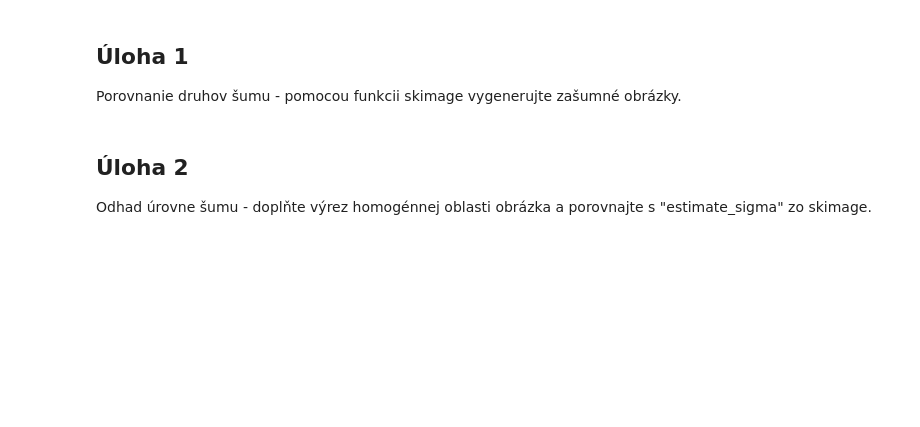
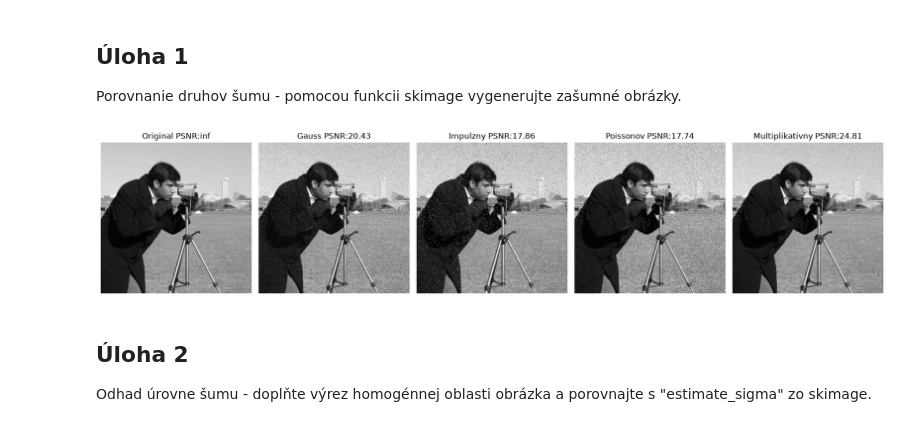
Before and after one commit to CodyM4V3R1CK/CSO, a Jupyter notebook: cso_cvicenie_8/cso_cvicenie_8.ipynb, the cells around one changed output. Saved outputs shown, nothing was run; the diff lists cells and outputs as text; code cells hidden in the pictures; blank space fills up the shorter version.

```diff
--- a/cso_cvicenie_8/cso_cvicenie_8.ipynb
+++ b/cso_cvicenie_8/cso_cvicenie_8.ipynb
@@ -14,23 +14,25 @@ Porovnanie druhov šumu - pomocou funkcii skimage vygenerujte zašumné obrázky
 # %%
 image = sk.util.img_as_float(sk.data.camera())
 rng = np.random.default_rng(seed=6)
 sigma = 0.1
 
-noisy_gauss = ... # s tymto obrazkom budeme pracovat pri odsumovani
-impulse = ...
+noisy_gauss = sk.util.random_noise(image, mode="gaussian", var=sigma**2, rng=rng) # s tymto obrazkom budeme pracovat pri odsumovani
+impulse = sk.util.random_noise(image, mode="s&p", amount=0.05, rng=rng)  # 5 % pixelov je čierna/biela
 peak = 30      # menší peak = silnejší šum
 poisson = rng.poisson(image * peak) / peak  # >= 0, ale môže presiahnuť 1
 
-speckle = ...
+speckle = sk.util.random_noise(image, mode="speckle", var=sigma**2, rng=rng)  # multiplikatívny: obraz + obraz * n
 
 fig, ax = plt.subplots(1, 5, figsize=(17, 5))
 for a, obr, nazov in zip(ax, [image, noisy_gauss, impulse, poisson, speckle],
                          ["Original", "Gauss", "Impulzny", "Poissonov", "Multiplikativny"]):
     a.imshow(np.clip(obr, 0, 1), cmap="gray", vmin=0, vmax=1)
     a.set_title(f"{nazov} PSNR:{sk.metrics.peak_signal_noise_ratio(image, obr):.2f}" )
     a.axis("off")
 plt.tight_layout()
 plt.show()
+# %% [output]
+[figure, added]
 # %% [markdown]
 ## Úloha 2
 
```
Also changed, not shown: parts of 8 cells of this notebook, 1 other file.
